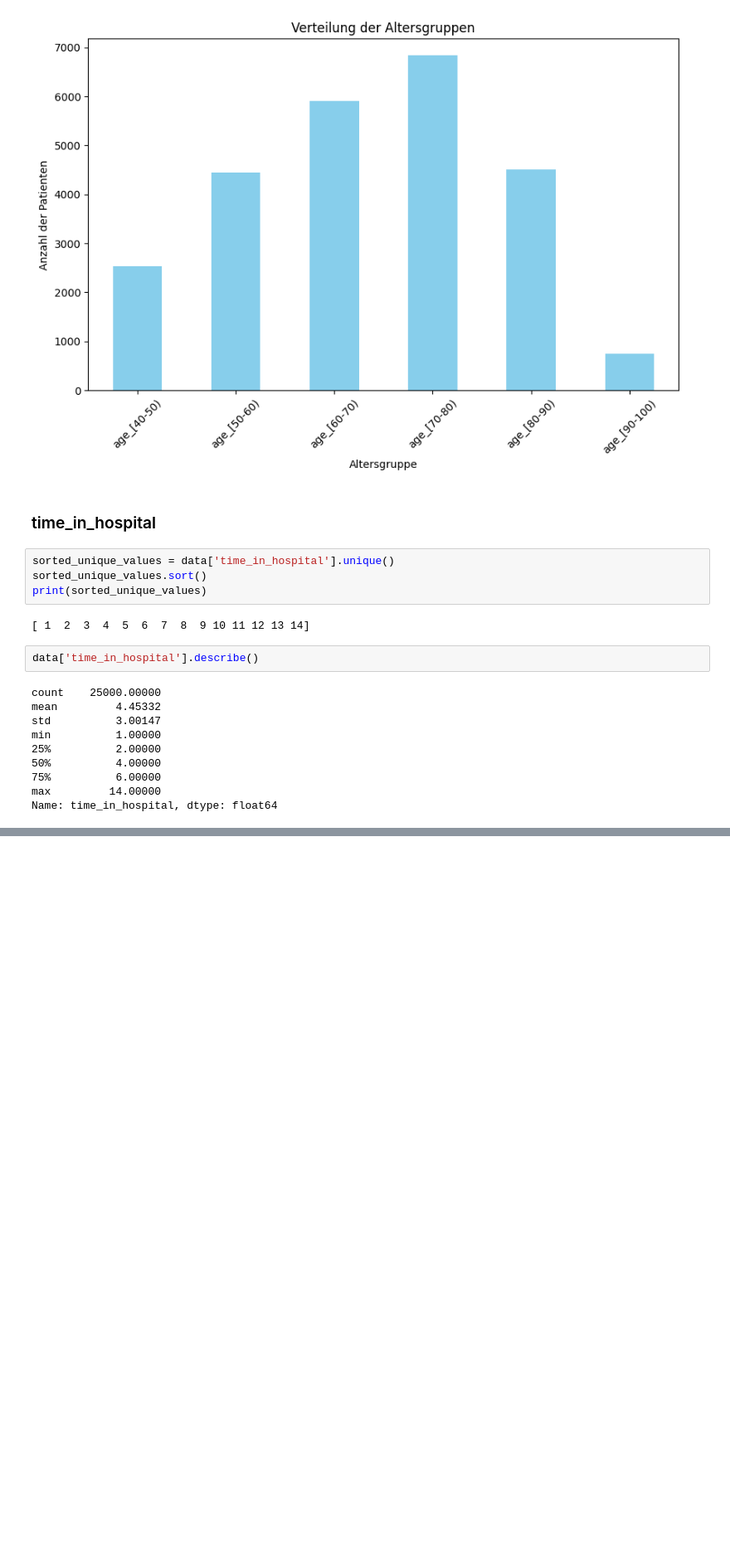
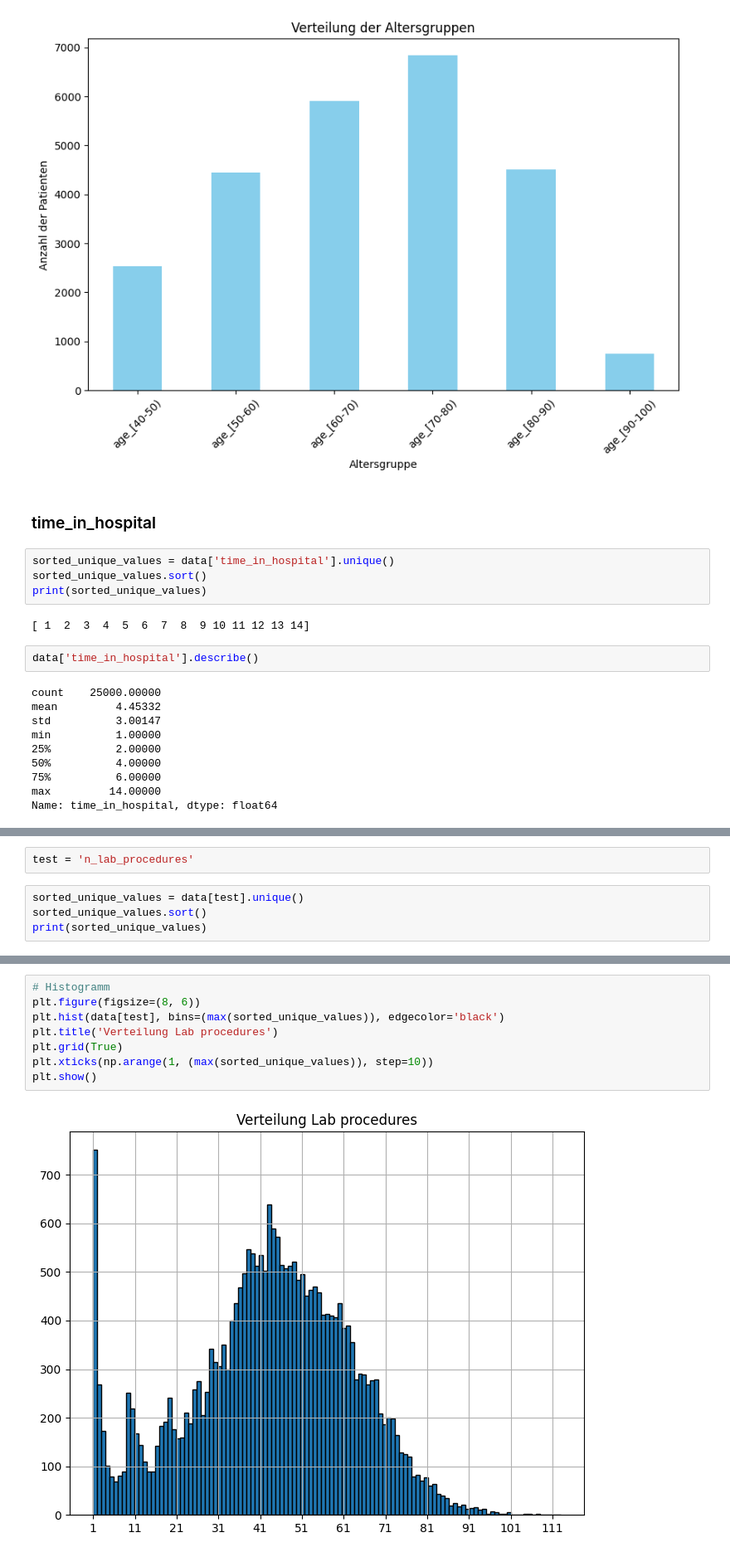
Before and after one commit to CodeWarriorM/Hospital_Readmission, a Jupyter notebook: notebooks/EDA.ipynb, the cells around one changed output, grey strips where cells are left out. Shown at 83% size. Cells and saved outputs as stored; diff of their text form; blank space fills up the shorter version.

Commit message:
added n_lab_procedures

```diff
--- a/notebooks/EDA.ipynb
+++ b/notebooks/EDA.ipynb
@@ -134,0 +137,6 @@ plt.show()
+# %%
+test = 'n_lab_procedures'
+# %%
+sorted_unique_values = data[test].unique()
+sorted_unique_values.sort()
+print(sorted_unique_values)
@@ -134,0 +163,10 @@ plt.show()
+# %%
+# Histogramm
+plt.figure(figsize=(8, 6))
+plt.hist(data[test], bins=(max(sorted_unique_values)), edgecolor='black')
+plt.title('Verteilung Lab procedures')
+plt.grid(True)
+plt.xticks(np.arange(1, (max(sorted_unique_values)), step=10))
+plt.show()
+# %% [output]
+[figure, added]
```
Also changed, not shown: parts of 14 cells of this notebook.
